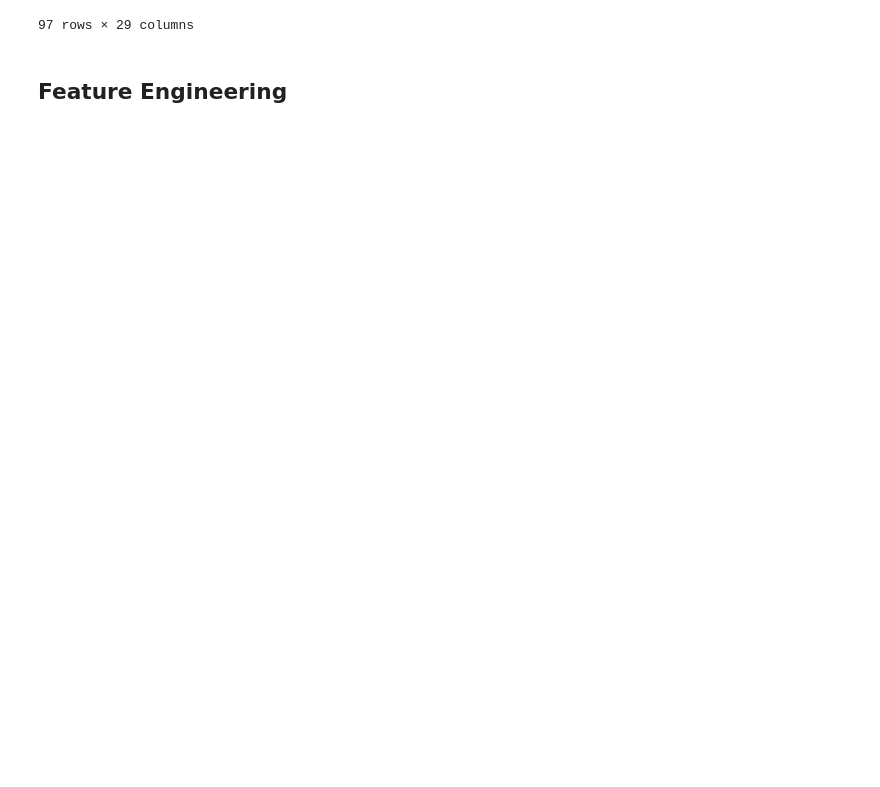
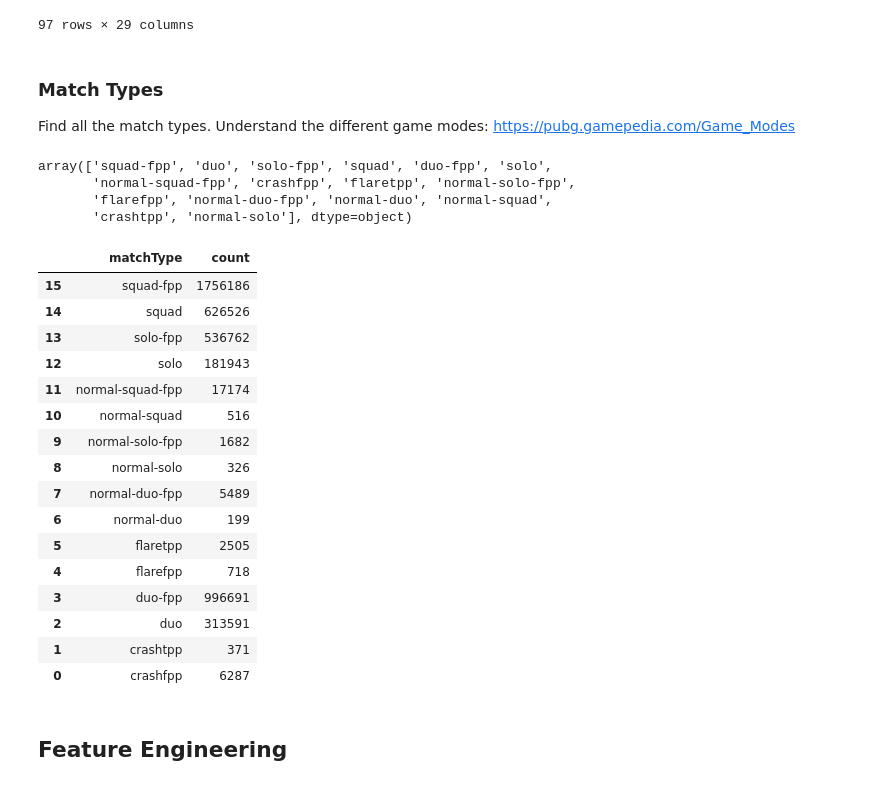
Before and after one commit to asafam/kaggle-pubg, a Jupyter notebook: nn_pubg_solution.ipynb, the cells around one changed output. Saved outputs shown, nothing was run; the diff lists cells and outputs as text; code cells hidden in the pictures; blank space fills up the shorter version.

```diff
--- a/nn_pubg_solution.ipynb
+++ b/nn_pubg_solution.ipynb
@@ -136,5 +138,40 @@ raw_train_data[raw_train_data['matchId'] == '41a634f62f86b7']
 | 4425855 | 4161e8fb1ed2ee | 128b07271aa012 | 41a634f62f86b7 | 0 | 0 | 108.00 | 0 | 0 | 0 | 4 | ... |
 | 4431820 | c8f5177f84af09 | 18277d24416283 | 41a634f62f86b7 | 0 | 0 | 51.45 | 0 | 0 | 0 | 91 | ... |
 97 rows × 29 columns
+# %% [markdown]
+### Match Types
+Find all the match types. Understand the different game modes: https://pubg.gamepedia.com/Game_Modes
+# %%
+raw_train_data.matchType.unique()
+# %% [output]
+array(['squad-fpp', 'duo', 'solo-fpp', 'squad', 'duo-fpp', 'solo',
+       'normal-squad-fpp', 'crashfpp', 'flaretpp', 'normal-solo-fpp',
+       'flarefpp', 'normal-duo-fpp', 'normal-duo', 'normal-squad',
+       'crashtpp', 'normal-solo'], dtype=object)
+# %%
+(raw_train_data
+ .groupby(by='matchType', as_index=False)
+ .size()
+ .reset_index(name='count')
+ .sort_values(by=['matchType'], ascending=False)
+)
+# %% [output]
+|  | matchType | count |
+| 15 | squad-fpp | 1756186 |
+| 14 | squad | 626526 |
+| 13 | solo-fpp | 536762 |
+| 12 | solo | 181943 |
+| 11 | normal-squad-fpp | 17174 |
+| 10 | normal-squad | 516 |
+| 9 | normal-solo-fpp | 1682 |
+| 8 | normal-solo | 326 |
+| 7 | normal-duo-fpp | 5489 |
+| 6 | normal-duo | 199 |
+| 5 | flaretpp | 2505 |
+| 4 | flarefpp | 718 |
+| 3 | duo-fpp | 996691 |
+| 2 | duo | 313591 |
+| 1 | crashtpp | 371 |
+| 0 | crashfpp | 6287 |
 # %% [markdown]
 ## Feature Engineering
```
Also changed, not shown: parts of 21 cells of this notebook.
